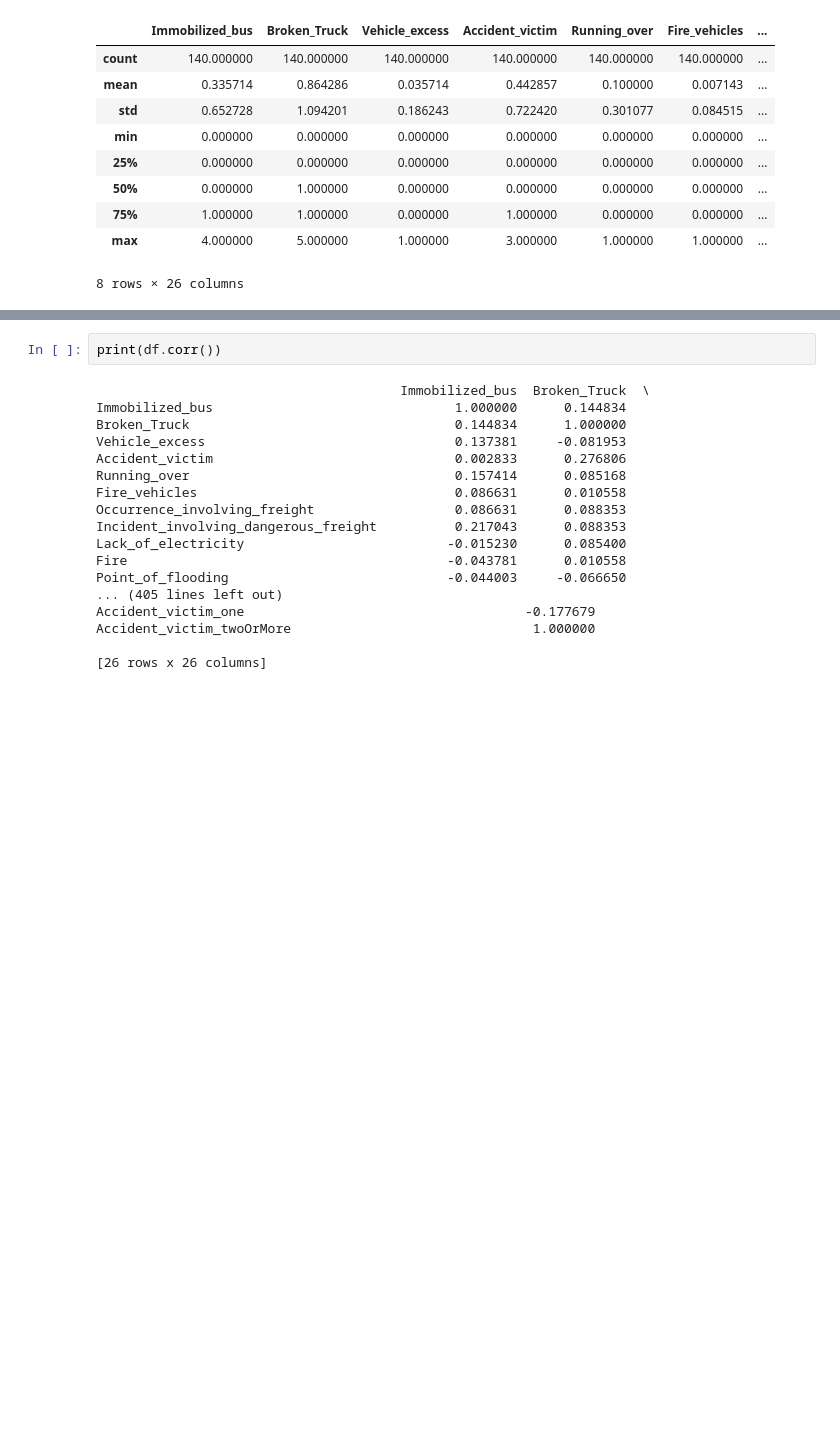
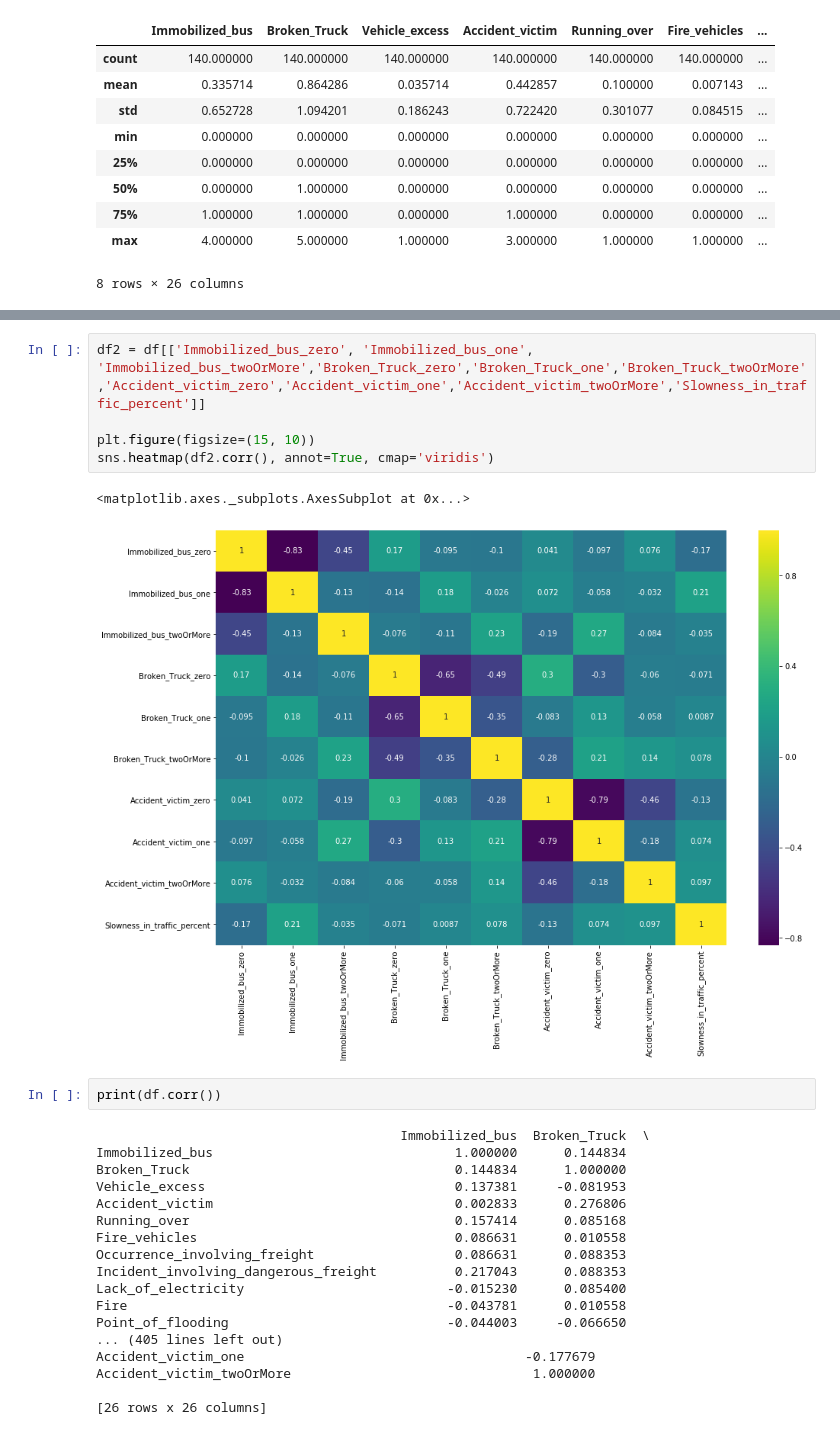
Before and after one commit to badalb/FE, a Jupyter notebook: FE-Project.ipynb, the cells around one changed output, grey strips where cells are left out. Drawn from its saved outputs; the diff is of its cells as text; blank space fills up the shorter version.

```diff
--- a/FE-Project.ipynb
+++ b/FE-Project.ipynb
@@ -636,3 +646,11 @@ sns.heatmap(df.corr(), annot=True, cmap='viridis')
+# %%
+df2 = df[['Immobilized_bus_zero', 'Immobilized_bus_one', 'Immobilized_bus_twoOrMore','Broken_Truck_zero','Broken_Truck_one','Broken_Truck_twoOrMore','Accident_victim_zero','Accident_victim_one','Accident_victim_twoOrMore','Slowness_in_traffic_percent']]
+
+plt.figure(figsize=(15, 10))
+sns.heatmap(df2.corr(), annot=True, cmap='viridis')
+# %% [output]
+<matplotlib.axes._subplots.AxesSubplot at 0x...>
+[figure, added]
 # %%
 print(df.corr())
 # %% [output]
```
Also changed, not shown: parts of 9 cells of this notebook.
